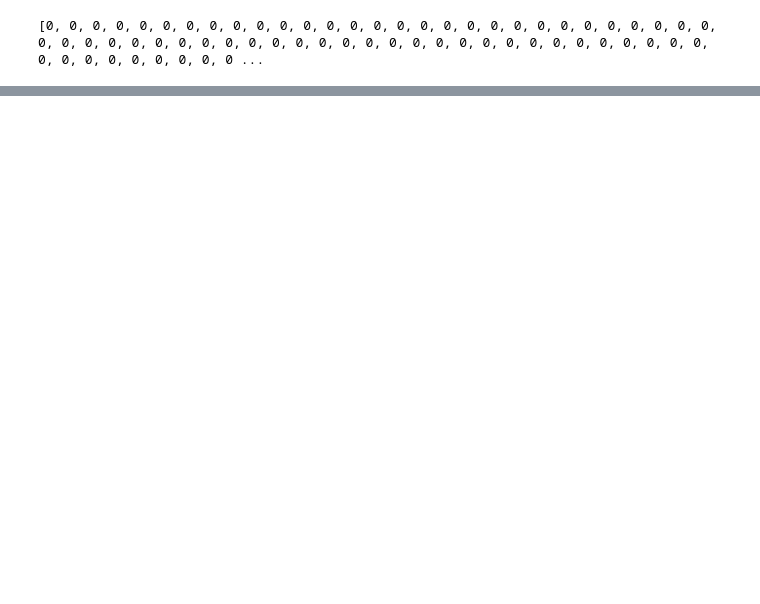
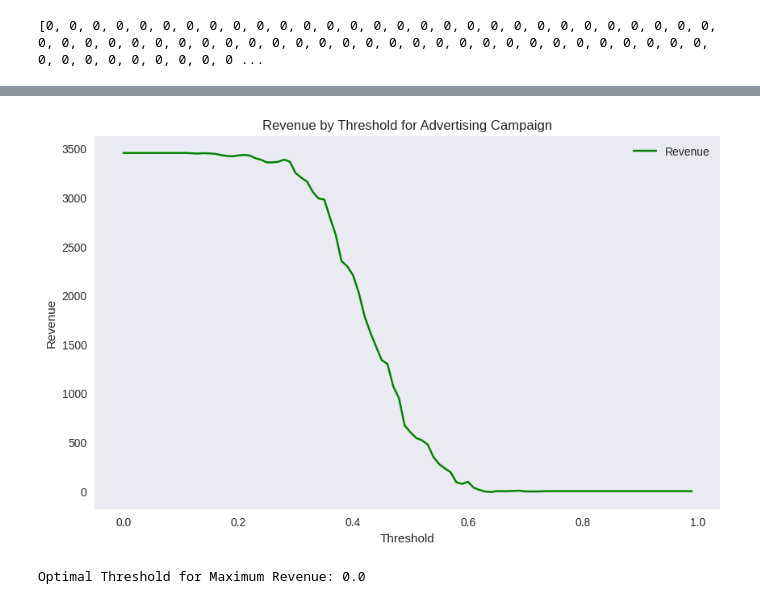
Before and after one commit to TheGooseGuy/Insurance-Product-Prediction, a Jupyter notebook: Project2_Solution.ipynb, the cells around one changed output, grey strips where cells are left out. Cells and saved outputs as stored; diff of their text form; code cells hidden in the pictures; blank space fills up the shorter version.

Commit message:
Threshold for random forest

```diff
--- a/Project2_Solution.ipynb
+++ b/Project2_Solution.ipynb
@@ -1340,0 +1441,59 @@ print(rounded_list_predictions)
+# %%
+import numpy as np
+import matplotlib.pyplot as plt
+from sklearn.metrics import confusion_matrix
+
+# Ensure test data has the same columns as the training data
+# and fill missing columns with 0
+test_data_standardized = test_data_standardized.reindex(columns=training_columns, fill_value=0)
+
+# Perform the PCA transformation
+X_test_pca = pca.transform(test_data_standardized)
+
+# Get prediction probabilities for the positive class
+y_probs = best_rf_model.predict_proba(X_test_pca)[:, 1]  # Assuming '1' is the positive class
+
+# Define thresholds to evaluate
+thresholds = np.arange(0.0, 1.0, 0.01)
+predicted_positives = []
+true_positives = []
+revenue = []
+
+# Revenue calculation parameters
+revenue_per_tp = 5.5
+cost_per_pred_positive = 1.0
+
+# Calculate revenue at each threshold
+for threshold in thresholds:
+    # Make predictions based on the current threshold
+    y_test_pred = (y_probs >= threshold).astype(int)
+
+    # Calculate confusion matrix components
+    tn, fp, fn, tp = confusion_matrix(y_test[:len(y_test_pred)], y_test_pred).ravel()
+
+    # Append predicted positives and true positives for analysis
+    predicted_positive_count = fp + tp
+    true_positive_count = tp
+    predicted_positives.append(predicted_positive_count)
+    true_positives.append(true_positive_count)
+
+    # Calculate revenue at the current threshold
+    current_revenue = (revenue_per_tp * true_positive_count) - (cost_per_pred_positive * predicted_positive_count)
+    revenue.append(current_revenue)
+
+# Plot Revenue by Threshold
+plt.figure(figsize=(10, 6))
+plt.plot(thresholds, revenue, label="Revenue", color="green")
+plt.xlabel("Threshold")
+plt.ylabel("Revenue")
+plt.title("Revenue by Threshold for Advertising Campaign")
+plt.legend()
+plt.grid()
+plt.show()
+
+# Find and print the optimal threshold
+optimal_threshold = thresholds[np.argmax(revenue)]
+print(f"Optimal Threshold for Maximum Revenue: {optimal_threshold}")
+# %% [output]
+[figure, added]
+Optimal Threshold for Maximum Revenue: 0.0
```
Also changed, not shown: parts of 26 cells of this notebook.
